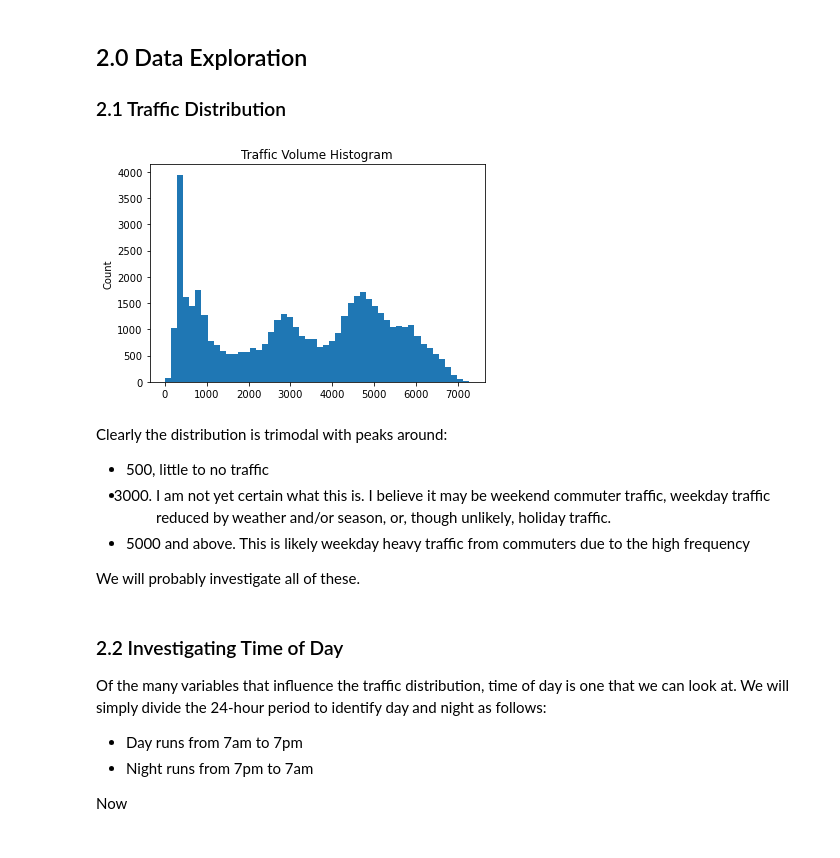
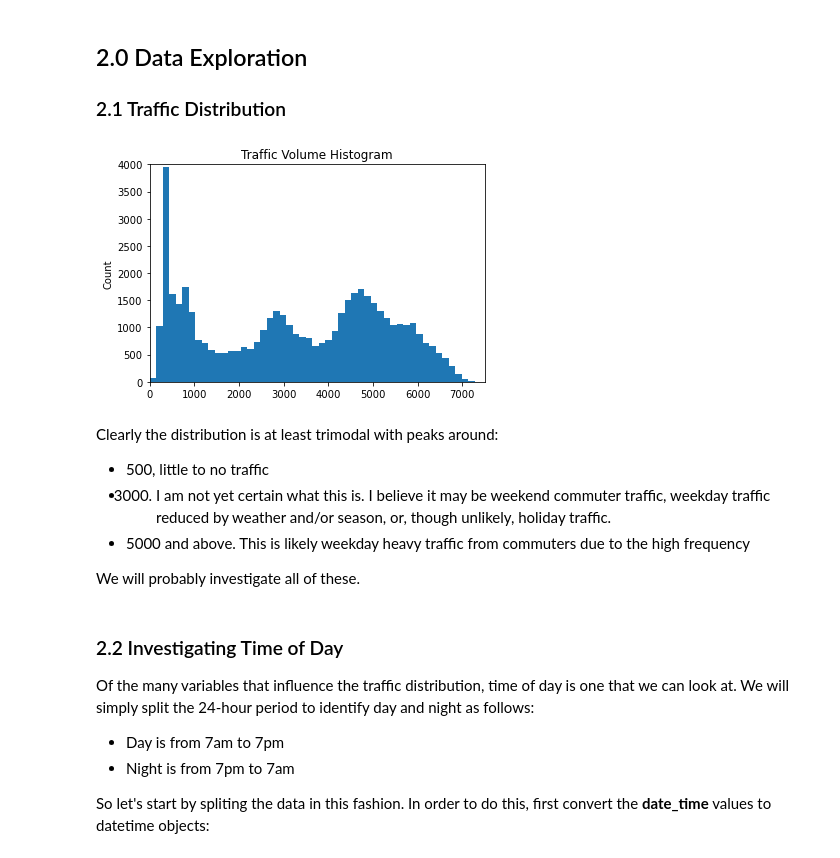
Before and after one commit to sfreema/LearningProjects, a Jupyter notebook: Finding_Heavy_Traffic_Indicators_on_I-94/traffic_indicators.ipynb, the cells around one changed output. Drawn from its saved outputs; the diff is of its cells as text; code cells hidden in the pictures.

Commit message:
Further work on traffic project

```diff
--- a/Finding_Heavy_Traffic_Indicators_on_I-94/traffic_indicators.ipynb
+++ b/Finding_Heavy_Traffic_Indicators_on_I-94/traffic_indicators.ipynb
@@ -90,13 +91,15 @@ Ok, so there are several holidays occurring within the dates surveyed. Curiously
 ### 2.1 Traffic Distribution
 # %%
 plt.hist(traffic['traffic_volume'],bins=50)
+plt.xlim([0,7500])
+plt.ylim([0,4000])
+plt.ylabel('Count')
 plt.title('Traffic Volume Histogram')
-plt.ylabel('Count')
 plt.show()
 # %% [output]
-[figure, old version]
+[figure, new version]
 # %% [markdown]
-Clearly the distribution is trimodal with peaks around:
+Clearly the distribution is at least trimodal with peaks around:
 - 500, little to no traffic
 - 3000. I am not yet certain what this is. I believe it may be weekend commuter traffic, weekday traffic reduced by weather and/or season, or, though unlikely, holiday traffic.
 - 5000 and above. This is likely weekday heavy traffic from commuters due to the high frequency
@@ -105,8 +108,8 @@ We will probably investigate all of these.
 # %% [markdown]
 ### 2.2 Investigating Time of Day
 
-Of the many variables that influence the traffic distribution, time of day is one that we can look at. We will simply divide the 24-hour period to identify day and night as follows:
-- Day runs from 7am to 7pm
-- Night runs from 7pm to 7am
+Of the many variables that influence the traffic distribution, time of day is one that we can look at. We will simply split the 24-hour period to identify day and night as follows:
+- Day is from 7am to 7pm
+- Night is from 7pm to 7am
 
-Now
+So let's start by spliting the data in this fashion. In order to do this, first convert the **date_time** values to datetime objects:
```
Also changed, not shown: parts of 20 cells of this notebook.
